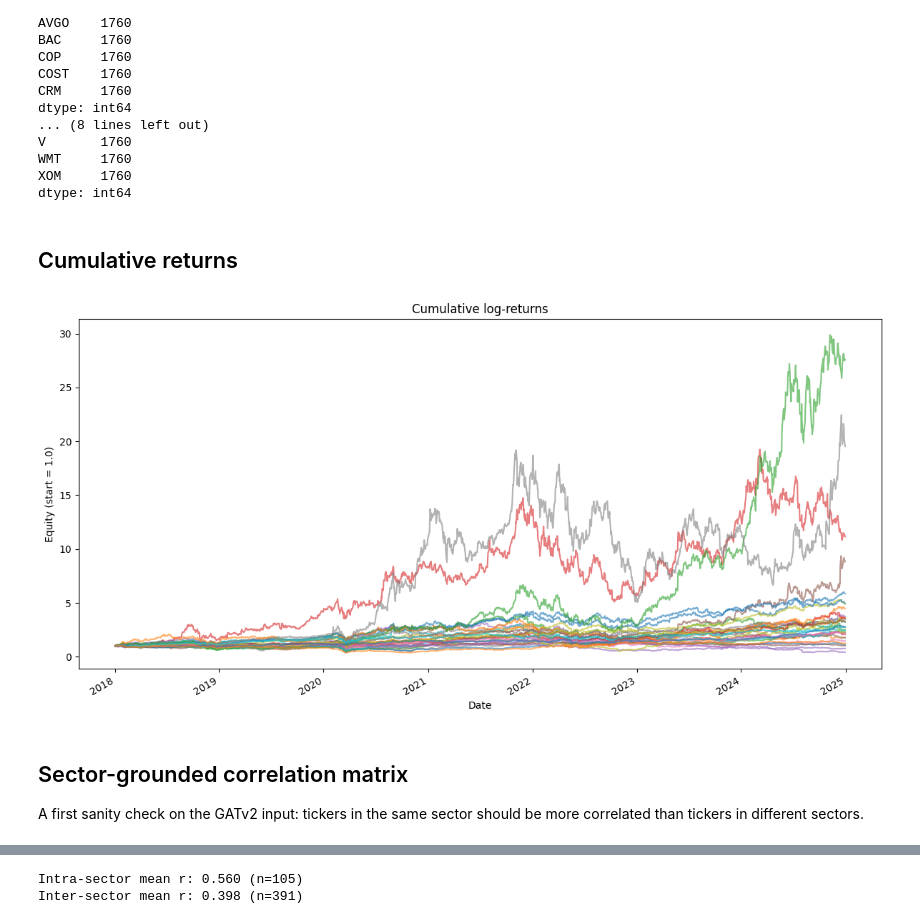
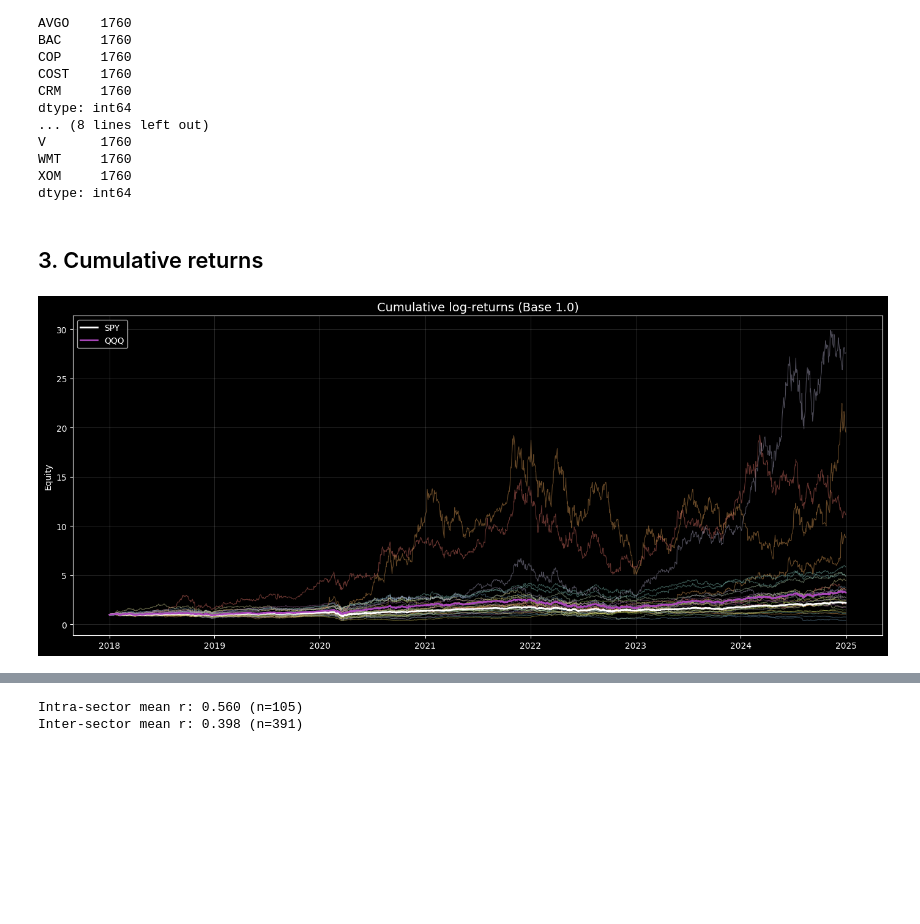
Before and after one commit to franjavi-upct-es/lumina_project, a Jupyter notebook: notebooks/01_data_exploration_yfinance.ipynb, the cells around one changed output, grey strips where cells are left out. Drawn from its saved outputs; the diff is of its cells as text; code cells hidden in the pictures; blank space fills up the shorter version.

```diff
--- a/notebooks/01_data_exploration_yfinance.ipynb
+++ b/notebooks/01_data_exploration_yfinance.ipynb
@@ -5,15 +5,27 @@ We wil pull *daily* OHLCV (yfinance is rate-limited and only gives
 1-minute bars for the last 7 days). Daily is enough for Phase 1
 milestones; the agent will be re-trained on minute data later.
 # %%
-from datetime import date
+from datetime import date, datetime, timedelta
 
 import matplotlib.pyplot as plt
 import numpy as np
 import pandas as pd
 import seaborn as sns
 import yfinance as yf
+from scipy import stats
 
 from backend.config.constants import TARGET_TICKERS, TICKER_TO_SECTOR
+
+# ── Plotting style ───────────────────────────────────────────────────────────
+plt.style.use("dark_background")
+COLORS = {
+    "primary": "#4FC3F7",
+    "success": "#66BB6A",
+    "danger": "#EF5350",
+    "warning": "#FFA726",
+    "neutral": "#B0BEC5",
+    "accent": "#ab47bc",
+}
 
 UNIVERSE = sorted(TARGET_TICKERS)
 START = date(2018, 1, 1)
@@ -66,20 +78,27 @@ WMT     1760
 XOM     1760
 dtype: int64
 # %% [markdown]
-## Cumulative returns
+## 3. Cumulative returns
 # %%
 returns = np.log(close / close.shift(1))
 cum = returns.cumsum().fillna(0).apply(np.exp)
-fig, ax = plt.subplots(figsize=(12, 6))
-cum.plot(ax=ax, alpha=0.6, legend=False)
-ax.set_title("Cumulative log-returns")
-ax.set_ylabel("Equity (start = 1.0)")
+fig, ax = plt.subplots(figsize=(14, 6))
+# Plot indices thicker
+if "SPY" in cum.columns:
+    ax.plot(cum.index, cum["SPY"], color="white", linewidth=2, label="SPY", zorder=10)
+if "QQQ" in cum.columns:
+    ax.plot(cum.index, cum["QQQ"], color=COLORS["accent"], linewidth=2, label="QQQ", zorder=10)
+
+# Plot rest
+for col in cum.columns:
+    if col not in ["SPY", "QQQ"]:
+        ax.plot(cum.index, cum[col], alpha=0.4, linewidth=0.8)
+
+ax.set_title("Cumulative log-returns (Base 1.0)", fontsize=14)
+ax.set_ylabel("Equity")
+ax.grid(alpha=0.15)
+ax.legend()
 plt.tight_layout()
 plt.savefig("../reports/01_cumulative_returns.png", dpi=120)
 # %% [output]
-[figure, old version]
+[figure, new version]
-# %% [markdown]
-## Sector-grounded correlation matrix
-
-A first sanity check on the GATv2 input: tickers in the same sector
-should be more correlated than tickers in different sectors.
```
Also changed, not shown: parts of 17 cells of this notebook, 54 other files.
